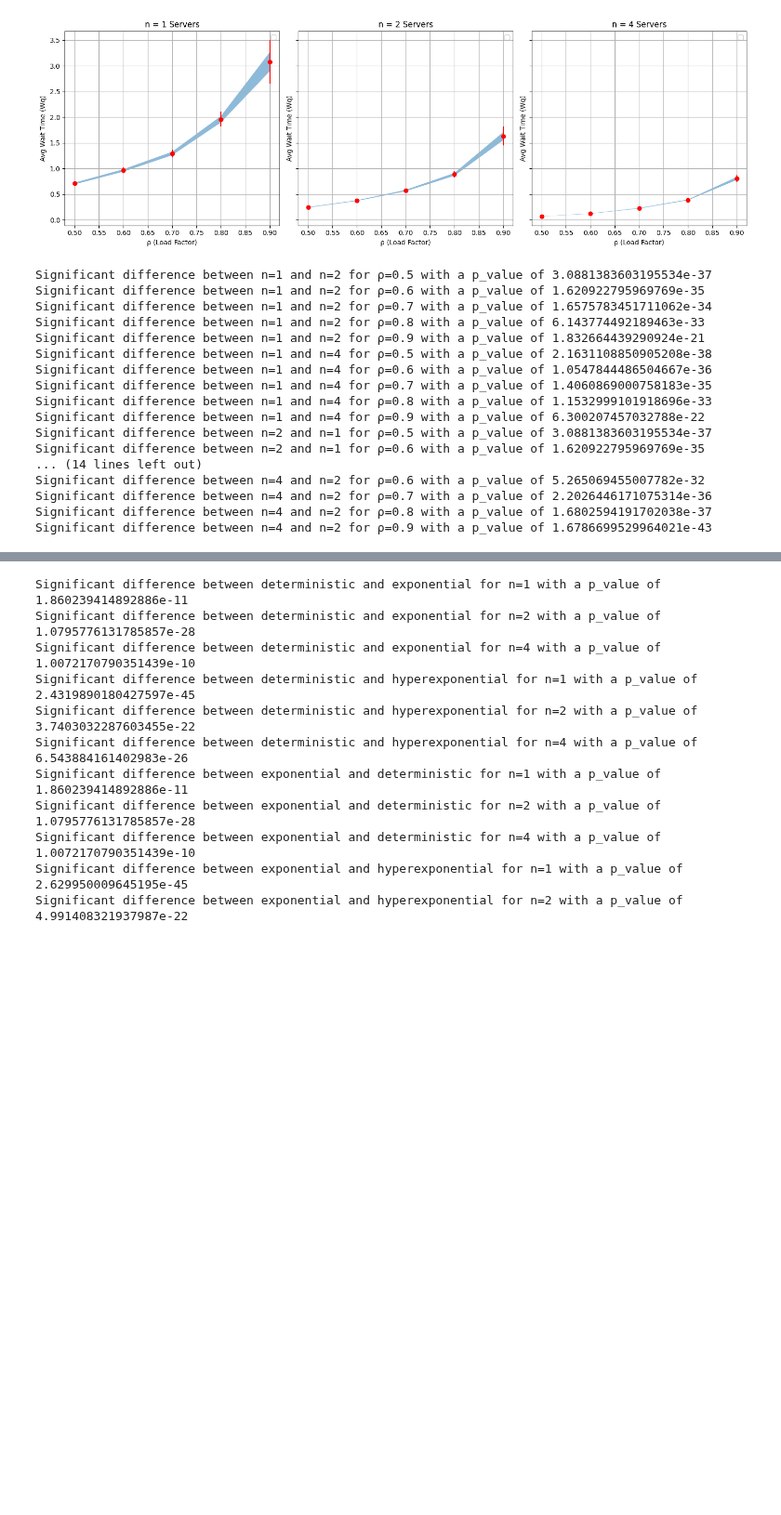
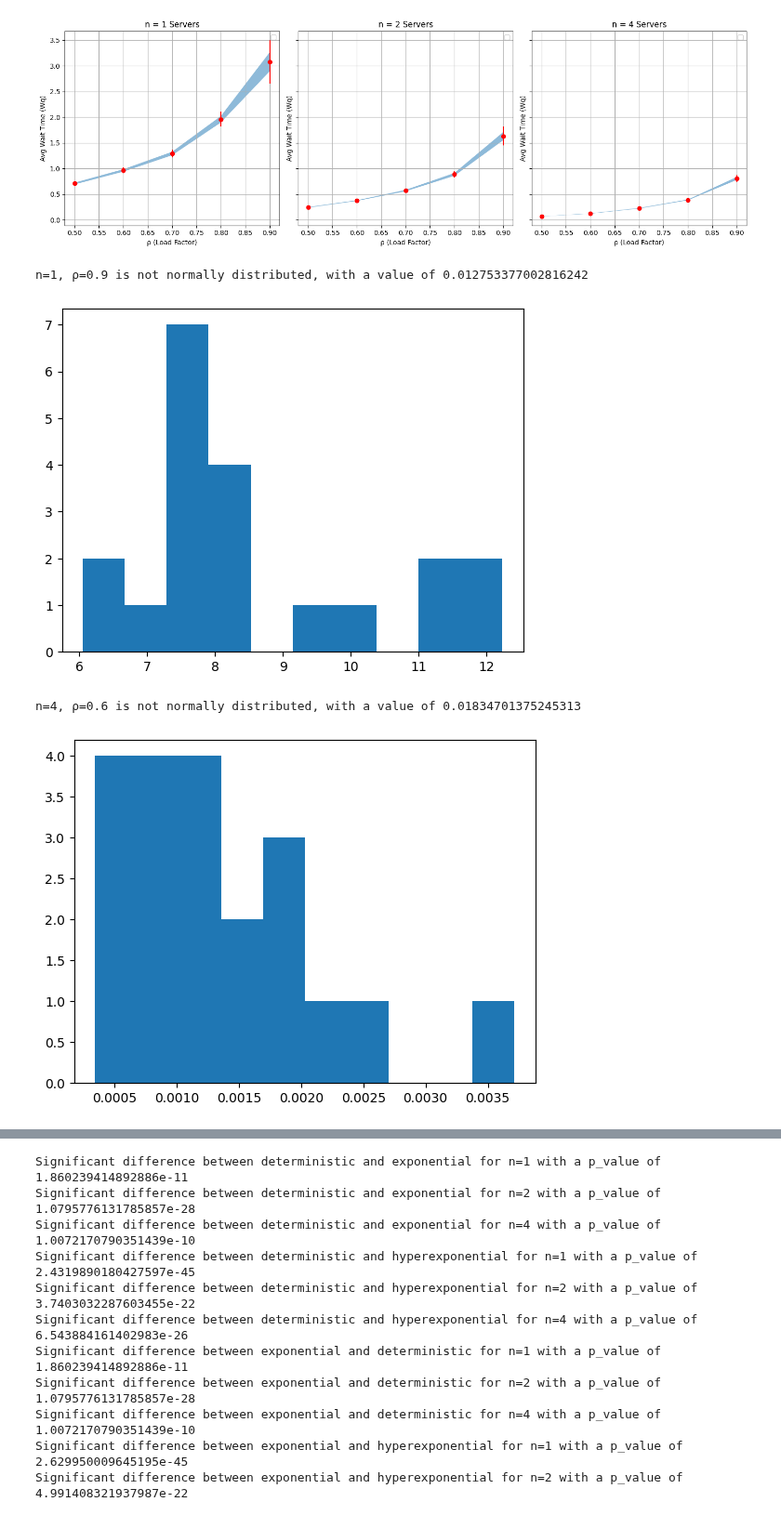
Before and after one commit to matijsv/Stochastic_Simulation_Assignments, a Jupyter notebook: Assignment2/assignment2.ipynb, the cells around one changed output, grey strips where cells are left out. Shown at 93% size. Drawn from its saved outputs; the diff is of its cells as text; code cells hidden in the pictures; blank space fills up the shorter version.

```diff
--- a/Assignment2/assignment2.ipynb
+++ b/Assignment2/assignment2.ipynb
@@ -261,47 +261,43 @@ def conduct_t_test(amount_runs=20):
     :return: results, t_test_results
     """
     # set the seed
     np.random.seed(RANDOM_SEED)
 
     results = {n: {p: [] for p in ARRIVAL_RATES} for n in n_servers_list}
 
     # conduct the simulations and save the results
     for n_servers in n_servers_list:
         for i, p in enumerate(ARRIVAL_RATES):
             # get the results for the first p
             for i in range(amount_runs):
                 avg_wait = simulate(n_servers, p, SIM_TIME, priority=False)
                 results[n_servers][p].append(avg_wait)
 
+    # test if the results are normally distributed
+    for n in n_servers_list:
+        for p in ARRIVAL_RATES:
+            if shapiro(results[n][p])[1] < 0.05:
+                print("n={}, ρ={} is not normally distributed, with a value of {}".format(n, p, shapiro(results[n][p])[1]))
+                #plot the distribution
+                plt.hist(results[n][p])
+                plt.show()
+
     t_test_results = {}
     # conduct the t tests
     for n1 in n_servers_list:
         for n2 in n_servers_list:
             if n1 != n2:
                 for p in ARRIVAL_RATES:
                     t_stat, p_value = ttest_ind(results[n1][p], results[n2][p])
                     t_test_results[(n1, n2, p)] = (t_stat, p_value)
                     if p_value < 0.05:
                         print("Significant difference between n={} and n={} for ρ={} with a p_value of {}".format(n1, n2, p, p_value))
 
     return results, t_test_results
 
 results, t_test_results = conduct_t_test(amount_runs=20)
 # %% [output]
-Significant difference between n=1 and n=2 for ρ=0.5 with a p_value of 3.0881383603195534e-37
-Significant difference between n=1 and n=2 for ρ=0.6 with a p_value of 1.620922795969769e-35
-Significant difference between n=1 and n=2 for ρ=0.7 with a p_value of 1.6575783451711062e-34
-Significant difference between n=1 and n=2 for ρ=0.8 with a p_value of 6.143774492189463e-33
-Significant difference between n=1 and n=2 for ρ=0.9 with a p_value of 1.832664439290924e-21
-Significant difference between n=1 and n=4 for ρ=0.5 with a p_value of 2.1631108850905208e-38
-Significant difference between n=1 and n=4 for ρ=0.6 with a p_value of 1.0547844486504667e-36
-Significant difference between n=1 and n=4 for ρ=0.7 with a p_value of 1.4060869000758183e-35
-Significant difference between n=1 and n=4 for ρ=0.8 with a p_value of 1.1532999101918696e-33
-Significant difference between n=1 and n=4 for ρ=0.9 with a p_value of 6.300207457032788e-22
-Significant difference between n=2 and n=1 for ρ=0.5 with a p_value of 3.0881383603195534e-37
-Significant difference between n=2 and n=1 for ρ=0.6 with a p_value of 1.620922795969769e-35
-... (14 lines left out)
-Significant difference between n=4 and n=2 for ρ=0.6 with a p_value of 5.265069455007782e-32
-Significant difference between n=4 and n=2 for ρ=0.7 with a p_value of 2.2026446171075314e-36
-Significant difference between n=4 and n=2 for ρ=0.8 with a p_value of 1.6802594191702038e-37
-Significant difference between n=4 and n=2 for ρ=0.9 with a p_value of 1.6786699529964021e-43
+n=1, ρ=0.9 is not normally distributed, with a value of 0.012753377002816242
+[figure, added]
+n=4, ρ=0.6 is not normally distributed, with a value of 0.01834701375245313
+[figure, added]
```
Also changed, not shown: parts of 3 cells of this notebook.
